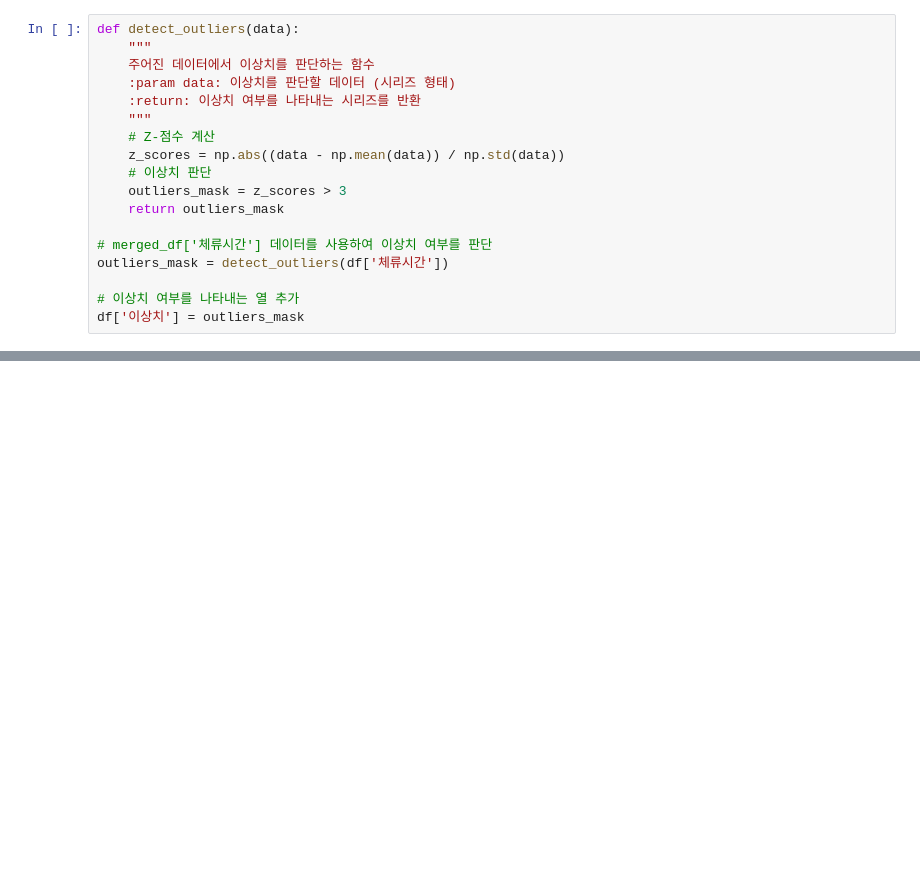
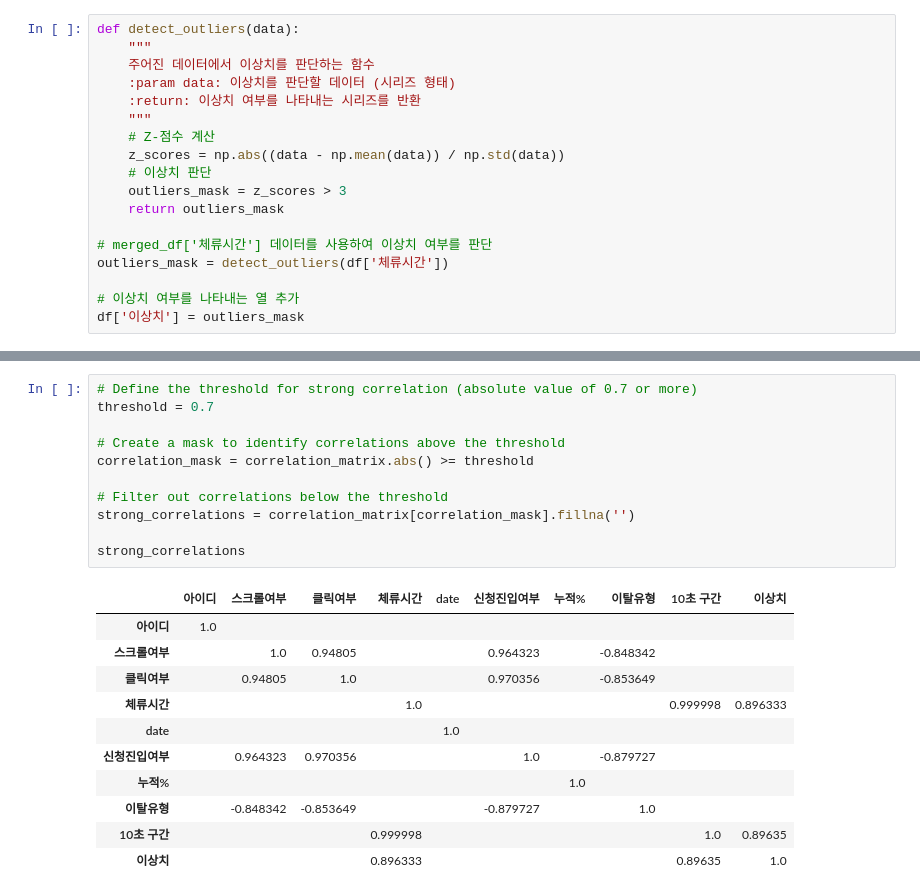
Before and after one commit to kang00111/funnel_test, a Jupyter notebook: 4월 투어 정리/20240429_4월 투어 정리_로셜 랜딩페이지 전환자 행동분석.ipynb, the cells around one changed output, grey strips where cells are left out. Drawn from its saved outputs; the diff is of its cells as text; blank space fills up the shorter version.

```diff
--- a/4월 투어 정리/20240429_4월 투어 정리_로셜 랜딩페이지 전환자 행동분석.ipynb
+++ b/4월 투어 정리/20240429_4월 투어 정리_로셜 랜딩페이지 전환자 행동분석.ipynb
@@ -226,0 +180,23 @@ print("모든 엑셀 파일을 합쳐서 merged_data.xlsx로 저장되었습니
+# %%
+# Define the threshold for strong correlation (absolute value of 0.7 or more)
+threshold = 0.7
+
+# Create a mask to identify correlations above the threshold
+correlation_mask = correlation_matrix.abs() >= threshold
+
+# Filter out correlations below the threshold
+strong_correlations = correlation_matrix[correlation_mask].fillna('')
+
+strong_correlations
+# %% [output]
+|  | 아이디 | 스크롤여부 | 클릭여부 | 체류시간 | date | 신청진입여부 | 누적% | 이탈유형 | 10초 구간 | 이상치 |
+| 아이디 | 1.0 |  |  |  |  |  |  |  |  |  |
+| 스크롤여부 |  | 1.0 | 0.94805 |  |  | 0.964323 |  | -0.848342 |  |  |
+| 클릭여부 |  | 0.94805 | 1.0 |  |  | 0.970356 |  | -0.853649 |  |  |
+| 체류시간 |  |  |  | 1.0 |  |  |  |  | 0.999998 | 0.896333 |
+| date |  |  |  |  | 1.0 |  |  |  |  |  |
+| 신청진입여부 |  | 0.964323 | 0.970356 |  |  | 1.0 |  | -0.879727 |  |  |
+| 누적% |  |  |  |  |  |  | 1.0 |  |  |  |
+| 이탈유형 |  | -0.848342 | -0.853649 |  |  | -0.879727 |  | 1.0 |  |  |
+| 10초 구간 |  |  |  | 0.999998 |  |  |  |  | 1.0 | 0.89635 |
+| 이상치 |  |  |  | 0.896333 |  |  |  |  | 0.89635 | 1.0 |
```
Also changed, not shown: parts of 25 cells of this notebook, 2 other files.
